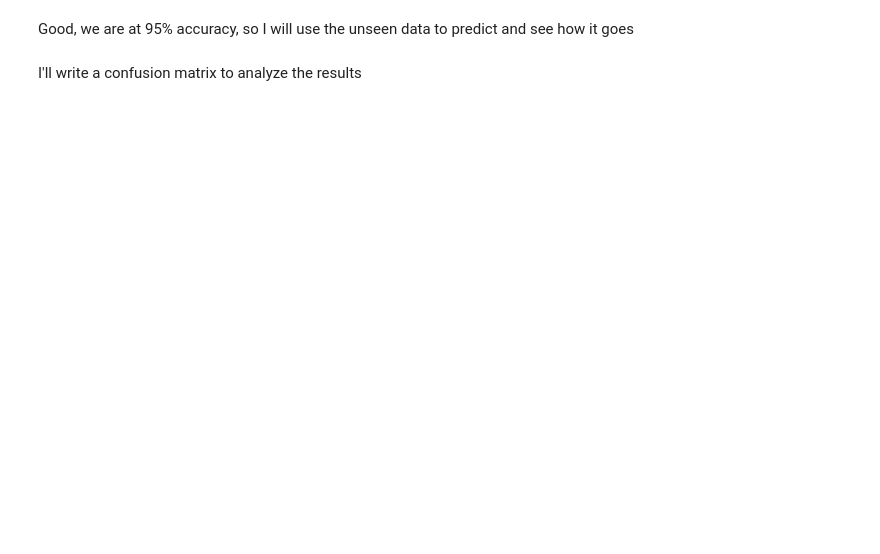
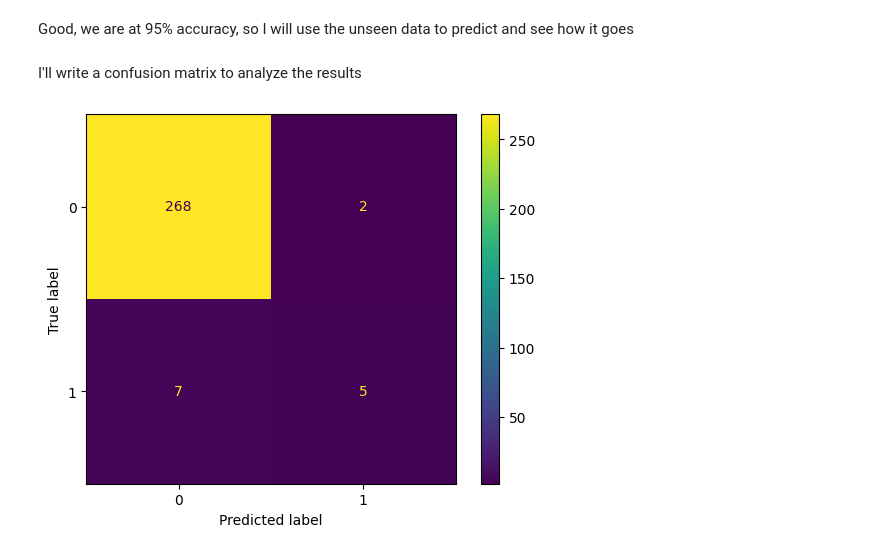
Before and after one commit to krikorantranik/Work, a Jupyter notebook: QuickSupervised.ipynb, the cells around one changed output. Drawn from its saved outputs; the diff is of its cells as text; code cells hidden in the pictures; blank space fills up the shorter version.

```diff
--- a/QuickSupervised.ipynb
+++ b/QuickSupervised.ipynb
@@ -269,10 +269,12 @@ I'll write a confusion matrix to analyze the results
 # %%
 finaleval_actual = finaleval[['target']]
 finaleval_x = finaleval.drop(columns=['target'])
-output = predicting(finaleval_x=finaleval_x, cut=0.5)
+output = predicting(finaleval_x=finaleval_x, cut=0.1)
 output['Actual'] = finaleval_actual.values
 mat = confusion_matrix(output['Actual'] , output['Predicted'] )
 model = joblib.load('supervised_1')
 disp = ConfusionMatrixDisplay(confusion_matrix=mat, display_labels=model.classes_)
 disp.plot()
 plt.show()
+# %% [output]
+[figure, added]
```
Also changed, not shown: parts of 2 cells of this notebook.
